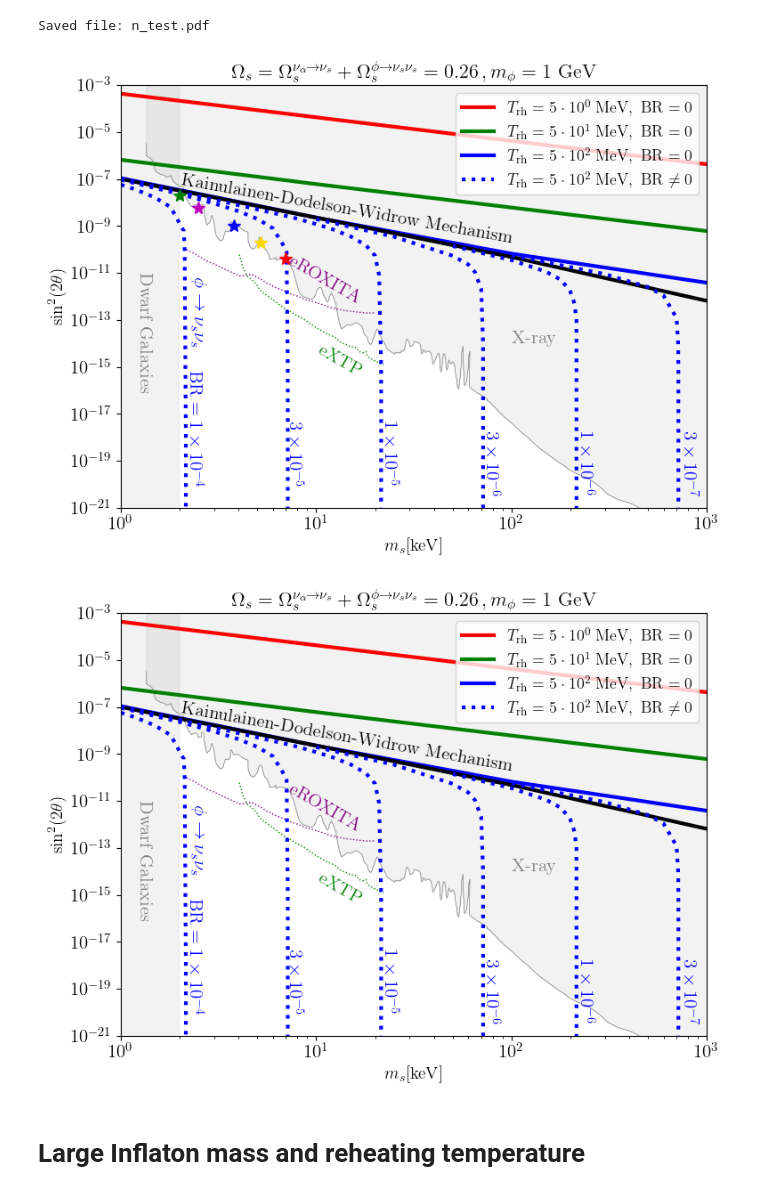
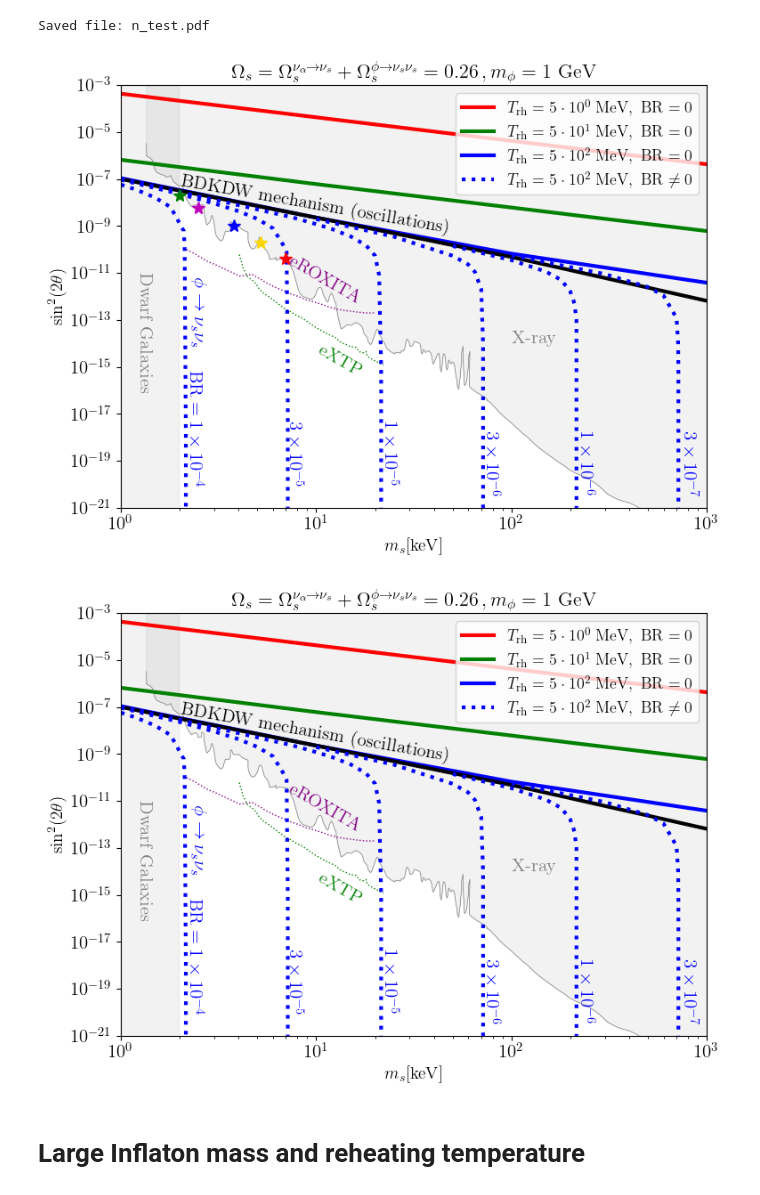
Before and after one commit to yongxuDM/Sterile-Neutrino, a Jupyter notebook: Sterile_Neutrino.ipynb, the cells around one changed output. Cells and saved outputs as stored; diff of their text form; code cells hidden in the pictures.

```diff
--- a/Sterile_Neutrino.ipynb
+++ b/Sterile_Neutrino.ipynb
@@ -1057,8 +1057,10 @@ plt.text(1*1e2, 1e-14, r'$\text{X-ray}$', rotation=0, color = "gray")
 plt.text(0.7*1e1, 0.5*1e-12, r'$\text{eROXITA}$', rotation=-30, color = "purple")
 plt.text(1*1e1, 0.4*1e-15, r'$\text{eXTP}$', rotation=-30, color = "g")
 
+plt.text(2, 5*1e-10, r'$\text{BDKDW mechanism (oscillations)}$', rotation=-10, color = "black", size=15)
+
 # plt.text(2, 1*1e-10, r'$\text{Dodelson–Widrow \& Kainulainen Mechanism}$', rotation=-10, color = "black", size=15)
-plt.text(2, 1.8*1e-10, r'$\text{Kainulainen-Dodelson-Widrow Mechanism}$', rotation=-10, color = "black", size=15)
+# plt.text(2, 1.8*1e-10, r'$\text{Kainulainen-Dodelson-Widrow Mechanism}$', rotation=-10, color = "black", size=15)
 
 # plt.text(2, 3*1e-10, r'$\text{Standard Dodelson–Widrow Mechanism}$', rotation=-10, color = "black", size=15)
 
@@ -1087,34 +1089,34 @@ plt.text(752, 4*1e-21, r'$3\times 10^{-7}$', rotation=-90, color = "blue")
 plt.plot(2., 2*1e-8, marker='*', color='g', markersize=10)
 
 
 plt.plot(2.5, 6*1e-9, marker='*', color='m', markersize=10)
 
 plt.plot(3.8, 1*1e-9, marker='*', color='b', markersize=10)
 
 
 plt.plot(5.2, 2*1e-10, marker='*', color='gold', markersize=10)
 
 plt.plot(7.0, 4*1e-11, marker='*', color='r', markersize=10)
 
 #################################################################
 
 plt.xlabel(r'$m_s [\text{keV}]$', fontsize=14)
 plt.ylabel(r'$\sin^2(2\theta)$', fontsize=14)
 # plt.title(r'$Y_s m_s = 4.3\times10^{-10}~\text{GeV}; m_\phi =1~\text{GeV}$', fontsize=16)
 
 plt.title(r'$\Omega_s= \Omega^{\nu_{\alpha} \to \nu_s}_s +\Omega^{\phi \to \nu_s \nu_s}_s =0.26\,,  m_\phi =1~\text{GeV}$', fontsize=16)
 # plt.title(r'$\Omega_s= \Omega^{\nu_{\alpha} \to \nu_s}_s +\Omega^{\phi \to \nu_s \nu_s}_s \simeq 0.26$', fontsize=16)
 
 plt.legend()
 plt.xlim(1e0,1e3)
 plt.ylim(1e-21,1e-3)
 plt.legend(loc=1, prop={'size': 13} )
 
 plt.savefig("./PS_New.pdf", bbox_inches="tight")
 plt.tight_layout()
 plt.show()
 # %% [output]
-[figure, old version]
+[figure, new version]
 # %%
 ####################################
 # (ms, sin^2 2theta) and DM from oscillation
@@ -1240,7 +1242,8 @@ plt.text(1*1e2, 1e-14, r'$\text{X-ray}$', rotation=0, color = "gray")
 plt.text(0.7*1e1, 0.5*1e-12, r'$\text{eROXITA}$', rotation=-30, color = "purple")
 plt.text(1*1e1, 0.4*1e-15, r'$\text{eXTP}$', rotation=-30, color = "g")
 
-plt.text(2, 1.8*1e-10, r'$\text{Kainulainen-Dodelson-Widrow Mechanism}$', rotation=-10, color = "black", size=15)
+# plt.text(2, 1.8*1e-10, r'$\text{Kainulainen-Dodelson-Widrow Mechanism}$', rotation=-10, color = "black", size=15)
+plt.text(2, 5*1e-10, r'$\text{BDKDW mechanism (oscillations)}$', rotation=-10, color = "black", size=15)
 
 # plt.text(2, 1*1e-10, r'$\text{Dodelson–Widrow \& Kainulainen Mechanism}$', rotation=-10, color = "black", size=15)
 
@@ -1274,7 +1277,7 @@ plt.legend(loc=1, prop={'size': 13} )
 plt.tight_layout()
 plt.show()
 # %% [output]
-[figure, old version]
+[figure, new version]
 # %% [markdown]
 # Large Inflaton mass and reheating temperature
 # %%
```
Also changed, not shown: parts of 2 cells of this notebook.
